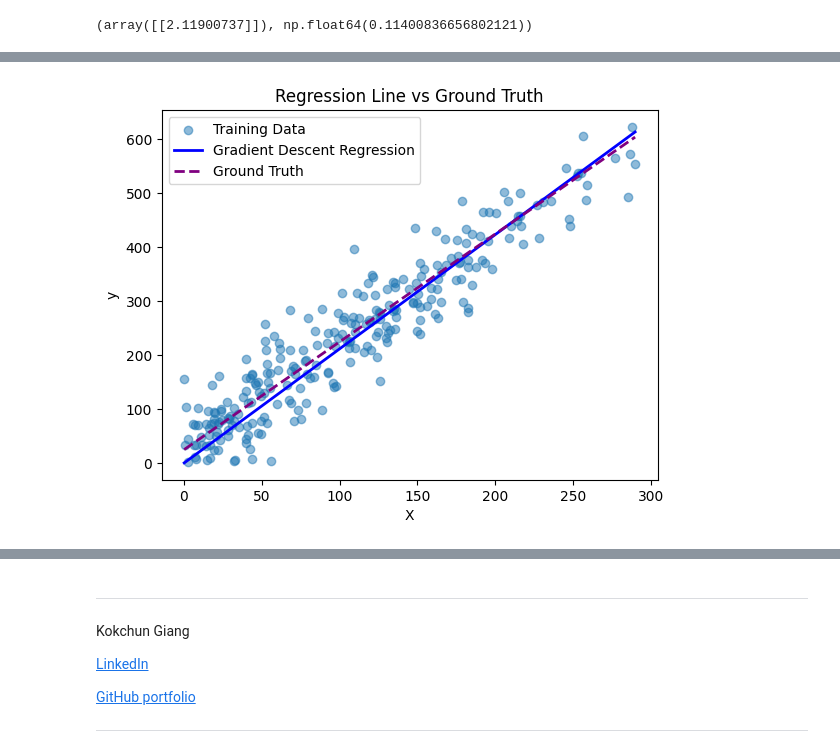
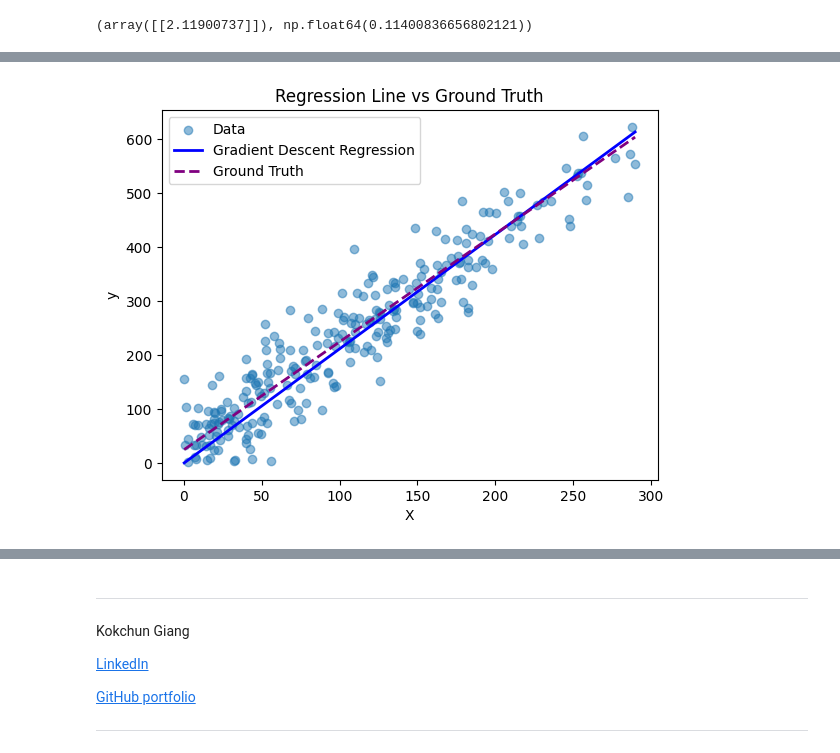
Before and after one commit to PaerBrady/Machine-learning-AI24, a Jupyter notebook: Exercises/E00_linear_regression.ipynb, the cells around one changed output, grey strips where cells are left out. Drawn from its saved outputs; the diff is of its cells as text; code cells hidden in the pictures.

```diff
--- a/Exercises/E00_linear_regression.ipynb
+++ b/Exercises/E00_linear_regression.ipynb
@@ -405,52 +444,32 @@ gradient_model(X, y)
 # %%
-X = np.array(X_train)
-y = np.array(y_train)
-
-def gradient_slope(X, y):
-    iterations = 1000
-    slope = 1
-    intercept = 0
-    learning_rate = 0.00001
-    n = len(X)
-
-    for _ in range(iterations):
-        y_pred = slope * X + intercept
-        gradient_slope = (-2 / n) * sum(X * (y - y_pred))
-        gradient_intercept = (-2 / n) * sum(y - y_pred)
-
-        intercept -= learning_rate * gradient_intercept
-        slope -= learning_rate * gradient_slope
-
-    return slope, intercept
-
 gradient_slope(X, y)
 
 # Get the learned slope and intercept from gradient descent
 learned_slope, learned_intercept = gradient_slope(X, y)
 
 # --- Prepare the plot ---
 
 # Create a scatter plot of the training data
-plt.scatter(X, y, alpha=0.5, label='Training Data')
+plt.scatter(X, y, alpha=0.5, label='Data')
 
 # Create x-values for plotting the regression lines
 x_line = np.linspace(X.min(), X.max(), 100)
 
 # Calculate y-values for the gradient descent regression line
 y_pred_line = learned_slope * x_line + learned_intercept
 
 # Plot the regression line from gradient descent
 plt.plot(x_line, y_pred_line, color='blue', linewidth=2, label='Gradient Descent Regression')
 
 # Plot the ground truth line for comparison (if known)
 y_ground_truth = 2 * x_line + 25
 plt.plot(x_line, y_ground_truth, color='purple', linestyle='--', linewidth=2, label='Ground Truth')
 
 # Label the axes and add a legend
 plt.xlabel('X')
 plt.ylabel('y')
 plt.title('Regression Line vs Ground Truth')
 plt.legend()
 plt.show()
 # %% [output]
-[figure, old version]
+[figure, new version]
```
Also changed, not shown: parts of 7 cells of this notebook, 1 other file.
